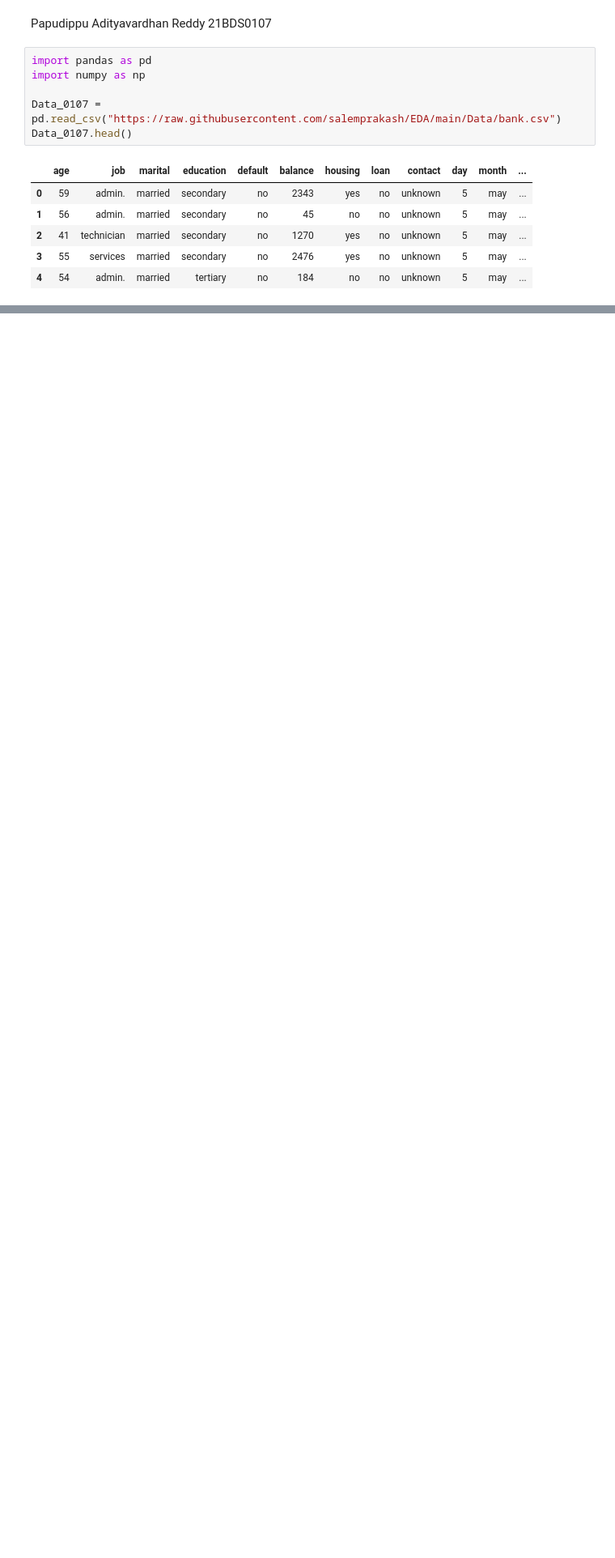
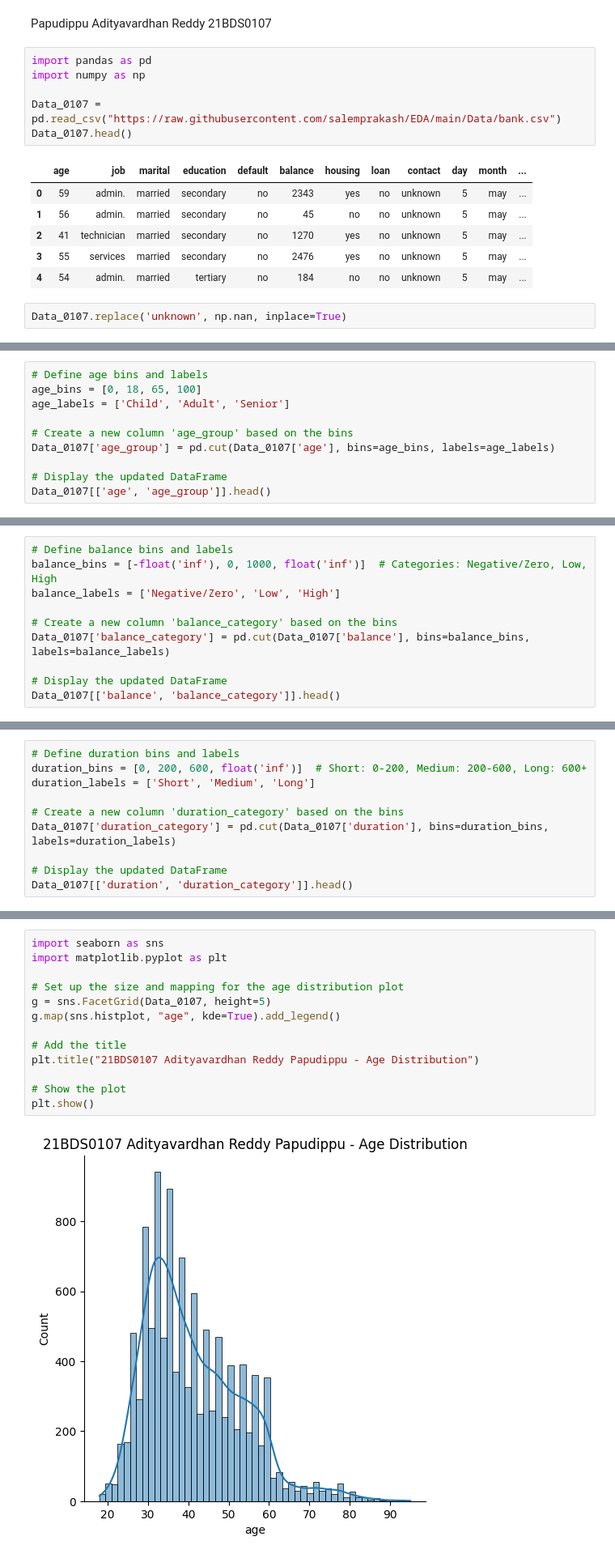
Before and after one commit to AdityaVardhanReddy/EDA, a Jupyter notebook: 21BDS0107.ipynb, the cells around one changed output, grey strips where cells are left out. Shown at 81% size. Saved outputs shown, nothing was run; the diff lists cells and outputs as text; blank space fills up the shorter version.

```diff
--- a/21BDS0107.ipynb
+++ b/21BDS0107.ipynb
@@ -16,3 +16,5 @@ Data_0107.head()
 | 2 | 41 | technician | married | secondary | no | 1270 | yes | no | unknown | 5 | may | ... |
 | 3 | 55 | services | married | secondary | no | 2476 | yes | no | unknown | 5 | may | ... |
 | 4 | 54 | admin. | married | tertiary | no | 184 | no | no | unknown | 5 | may | ... |
+# %%
+Data_0107.replace('unknown', np.nan, inplace=True)
@@ -18,0 +228,10 @@ Data_0107.head()
+# %%
+# Define age bins and labels
+age_bins = [0, 18, 65, 100]
+age_labels = ['Child', 'Adult', 'Senior']
+
+# Create a new column 'age_group' based on the bins
+Data_0107['age_group'] = pd.cut(Data_0107['age'], bins=age_bins, labels=age_labels)
+
+# Display the updated DataFrame
+Data_0107[['age', 'age_group']].head()
@@ -18,0 +245,10 @@ Data_0107.head()
+# %%
+# Define balance bins and labels
+balance_bins = [-float('inf'), 0, 1000, float('inf')]  # Categories: Negative/Zero, Low, High
+balance_labels = ['Negative/Zero', 'Low', 'High']
+
+# Create a new column 'balance_category' based on the bins
+Data_0107['balance_category'] = pd.cut(Data_0107['balance'], bins=balance_bins, labels=balance_labels)
+
+# Display the updated DataFrame
+Data_0107[['balance', 'balance_category']].head()
@@ -18,0 +262,10 @@ Data_0107.head()
+# %%
+# Define duration bins and labels
+duration_bins = [0, 200, 600, float('inf')]  # Short: 0-200, Medium: 200-600, Long: 600+
+duration_labels = ['Short', 'Medium', 'Long']
+
+# Create a new column 'duration_category' based on the bins
+Data_0107['duration_category'] = pd.cut(Data_0107['duration'], bins=duration_bins, labels=duration_labels)
+
+# Display the updated DataFrame
+Data_0107[['duration', 'duration_category']].head()
@@ -18,0 +288,15 @@ Data_0107.head()
+# %%
+import seaborn as sns
+import matplotlib.pyplot as plt
+
+# Set up the size and mapping for the age distribution plot
+g = sns.FacetGrid(Data_0107, height=5)
+g.map(sns.histplot, "age", kde=True).add_legend()
+
+# Add the title
+plt.title("21BDS0107 Adityavardhan Reddy Papudippu - Age Distribution")
+
+# Show the plot
+plt.show()
+# %% [output]
+[figure, added]
```
Also changed, not shown: parts of 54 cells of this notebook.
